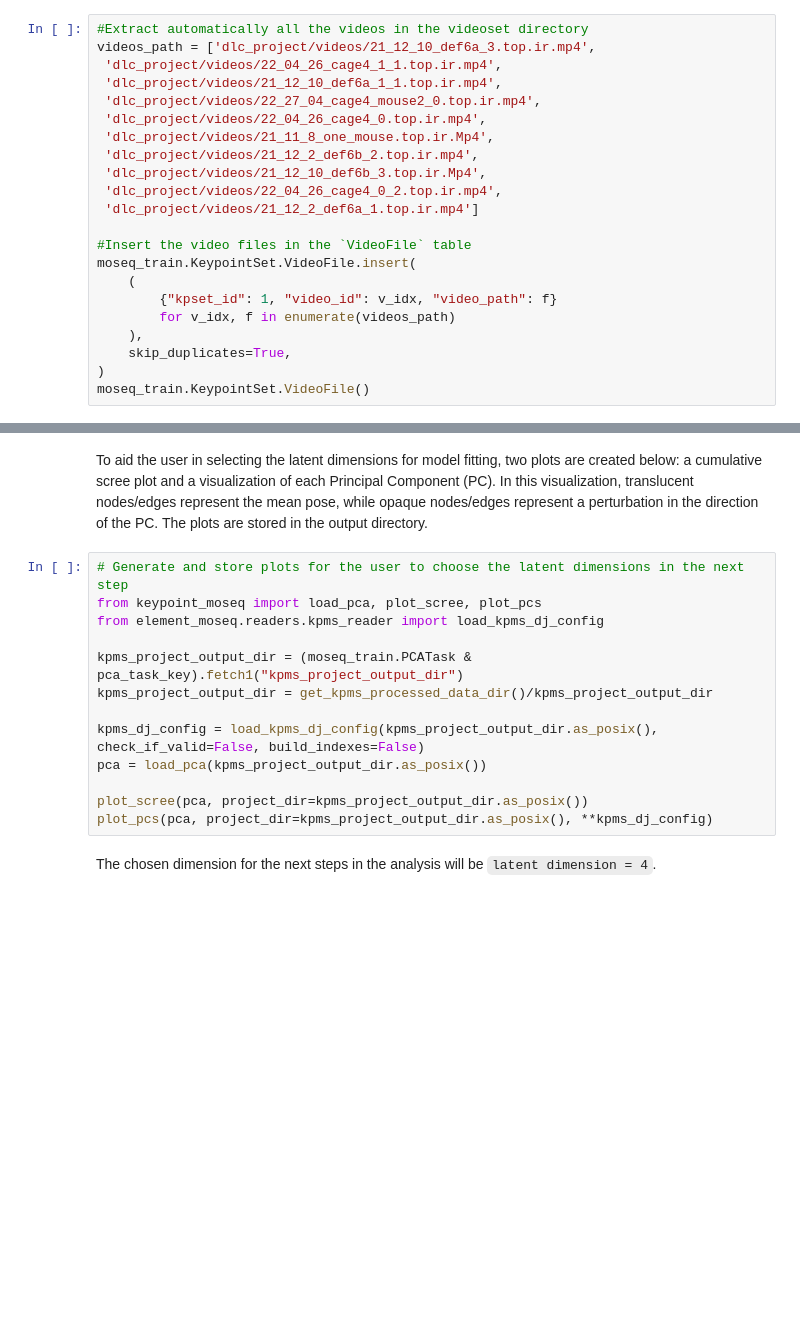
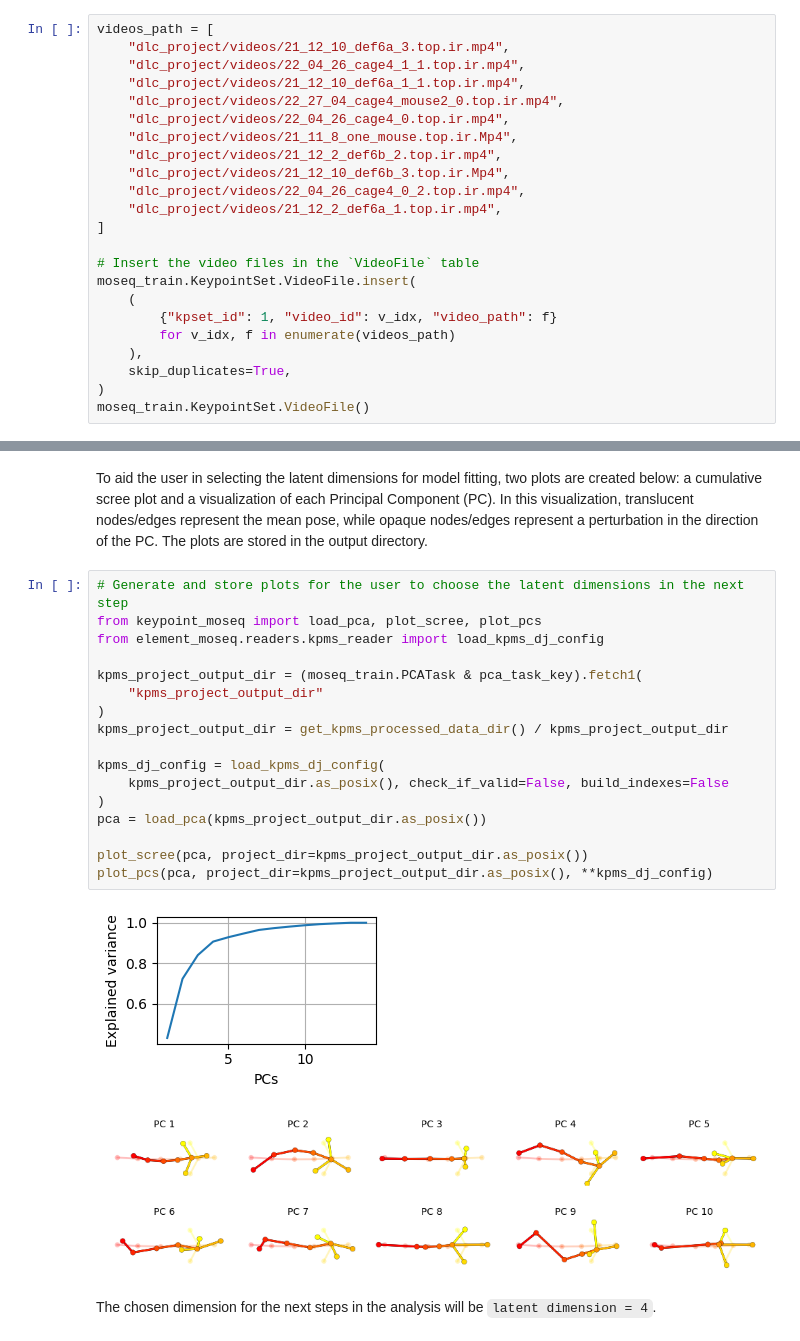
Before and after one commit to datajoint/element-moseq, a Jupyter notebook: notebooks/tutorial.ipynb, the cells around one changed output, grey strips where cells are left out. Drawn from its saved outputs; the diff is of its cells as text; blank space fills up the shorter version.

```diff
--- a/notebooks/tutorial.ipynb
+++ b/notebooks/tutorial.ipynb
@@ -167,19 +186,20 @@ moseq_train.KeypointSet()
 # %% [markdown]
 Add the video files in `KeypointSet.VideoFile` that will be used to fit the model:
 # %%
-#Extract automatically all the videos in the videoset directory
-videos_path = ['dlc_project/videos/21_12_10_def6a_3.top.ir.mp4',
- 'dlc_project/videos/22_04_26_cage4_1_1.top.ir.mp4',
- 'dlc_project/videos/21_12_10_def6a_1_1.top.ir.mp4',
- 'dlc_project/videos/22_27_04_cage4_mouse2_0.top.ir.mp4',
- 'dlc_project/videos/22_04_26_cage4_0.top.ir.mp4',
- 'dlc_project/videos/21_11_8_one_mouse.top.ir.Mp4',
- 'dlc_project/videos/21_12_2_def6b_2.top.ir.mp4',
- 'dlc_project/videos/21_12_10_def6b_3.top.ir.Mp4',
- 'dlc_project/videos/22_04_26_cage4_0_2.top.ir.mp4',
- 'dlc_project/videos/21_12_2_def6a_1.top.ir.mp4']
+videos_path = [
+    "dlc_project/videos/21_12_10_def6a_3.top.ir.mp4",
+    "dlc_project/videos/22_04_26_cage4_1_1.top.ir.mp4",
+    "dlc_project/videos/21_12_10_def6a_1_1.top.ir.mp4",
+    "dlc_project/videos/22_27_04_cage4_mouse2_0.top.ir.mp4",
+    "dlc_project/videos/22_04_26_cage4_0.top.ir.mp4",
+    "dlc_project/videos/21_11_8_one_mouse.top.ir.Mp4",
+    "dlc_project/videos/21_12_2_def6b_2.top.ir.mp4",
+    "dlc_project/videos/21_12_10_def6b_3.top.ir.Mp4",
+    "dlc_project/videos/22_04_26_cage4_0_2.top.ir.mp4",
+    "dlc_project/videos/21_12_2_def6a_1.top.ir.mp4",
+]
 
-#Insert the video files in the `VideoFile` table
+# Insert the video files in the `VideoFile` table
 moseq_train.KeypointSet.VideoFile.insert(
     (
         {"kpset_id": 1, "video_id": v_idx, "video_path": f}
@@ -271,16 +340,23 @@ The plots are stored in the output directory.
 # %%
 # Generate and store plots for the user to choose the latent dimensions in the next step
 from keypoint_moseq import load_pca, plot_scree, plot_pcs
 from element_moseq.readers.kpms_reader import load_kpms_dj_config
 
-kpms_project_output_dir = (moseq_train.PCATask & pca_task_key).fetch1("kpms_project_output_dir")
-kpms_project_output_dir = get_kpms_processed_data_dir()/kpms_project_output_dir
+kpms_project_output_dir = (moseq_train.PCATask & pca_task_key).fetch1(
+    "kpms_project_output_dir"
+)
+kpms_project_output_dir = get_kpms_processed_data_dir() / kpms_project_output_dir
 
-kpms_dj_config = load_kpms_dj_config(kpms_project_output_dir.as_posix(), check_if_valid=False, build_indexes=False)
+kpms_dj_config = load_kpms_dj_config(
+    kpms_project_output_dir.as_posix(), check_if_valid=False, build_indexes=False
+)
 pca = load_pca(kpms_project_output_dir.as_posix())
 
 plot_scree(pca, project_dir=kpms_project_output_dir.as_posix())
 plot_pcs(pca, project_dir=kpms_project_output_dir.as_posix(), **kpms_dj_config)
+# %% [output]
+[figure, added]
+[figure, added]
 # %% [markdown]
 The chosen dimension for the next steps in the analysis will be `latent dimension = 4`.
 # %% [markdown]
```
Also changed, not shown: parts of 61 cells of this notebook, 5 other files.
